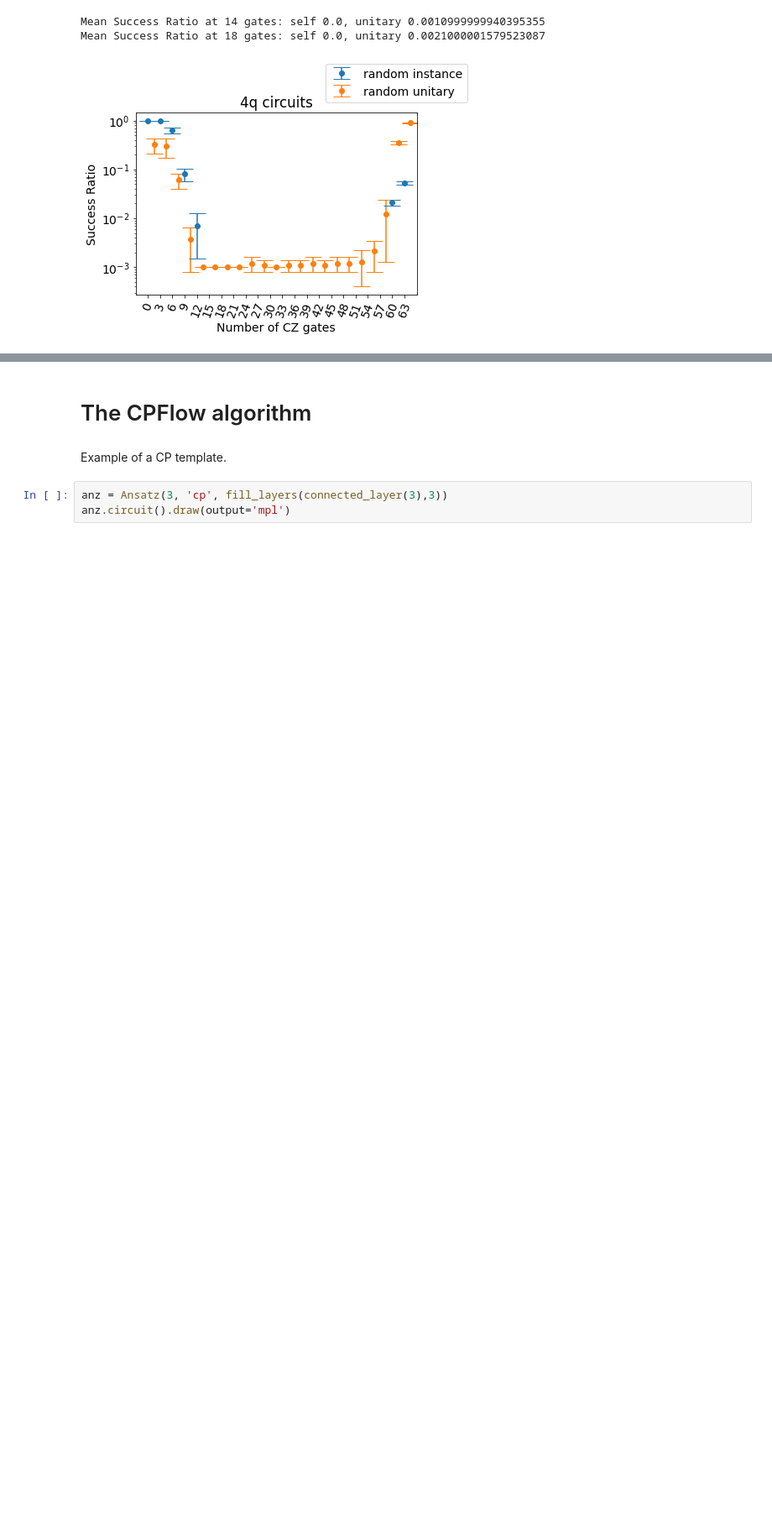
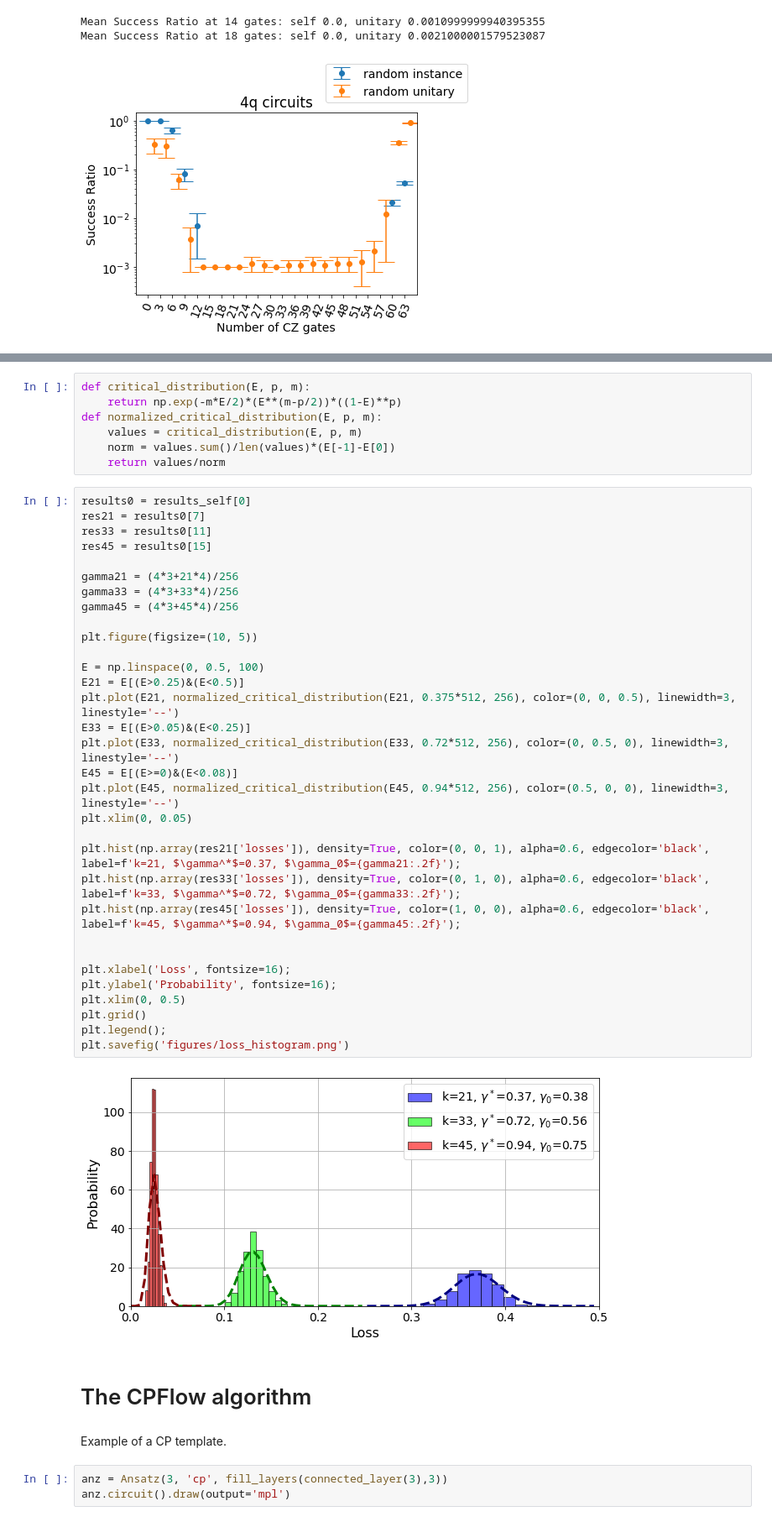
Before and after one commit to idnm/cpflow, a Jupyter notebook: paper/peppar.ipynb, the cells around one changed output, grey strips where cells are left out. Shown at 84% size. Drawn from its saved outputs; the diff is of its cells as text; blank space fills up the shorter version.

```diff
--- a/paper/peppar.ipynb
+++ b/paper/peppar.ipynb
@@ -209,3 +206,44 @@ Mean Success Ratio at 18 gates: self 0.0, unitary 0.0021000001579523087
+# %%
+def critical_distribution(E, p, m):
+    return np.exp(-m*E/2)*(E**(m-p/2))*((1-E)**p)
+def normalized_critical_distribution(E, p, m):
+    values = critical_distribution(E, p, m)
+    norm = values.sum()/len(values)*(E[-1]-E[0])
+    return values/norm
+# %%
+results0 = results_self[0]
+res21 = results0[7]
+res33 = results0[11]
+res45 = results0[15]
+
+gamma21 = (4*3+21*4)/256
+gamma33 = (4*3+33*4)/256
+gamma45 = (4*3+45*4)/256
+
+plt.figure(figsize=(10, 5))
+
+E = np.linspace(0, 0.5, 100)
+E21 = E[(E>0.25)&(E<0.5)]
+plt.plot(E21, normalized_critical_distribution(E21, 0.375*512, 256), color=(0, 0, 0.5), linewidth=3, linestyle='--')
+E33 = E[(E>0.05)&(E<0.25)]
+plt.plot(E33, normalized_critical_distribution(E33, 0.72*512, 256), color=(0, 0.5, 0), linewidth=3, linestyle='--')
+E45 = E[(E>=0)&(E<0.08)]
+plt.plot(E45, normalized_critical_distribution(E45, 0.94*512, 256), color=(0.5, 0, 0), linewidth=3, linestyle='--')
+plt.xlim(0, 0.05)
+
+plt.hist(np.array(res21['losses']), density=True, color=(0, 0, 1), alpha=0.6, edgecolor='black', label=f'k=21, $\gamma^*$=0.37, $\gamma_0$={gamma21:.2f}');
+plt.hist(np.array(res33['losses']), density=True, color=(0, 1, 0), alpha=0.6, edgecolor='black', label=f'k=33, $\gamma^*$=0.72, $\gamma_0$={gamma33:.2f}');
+plt.hist(np.array(res45['losses']), density=True, color=(1, 0, 0), alpha=0.6, edgecolor='black', label=f'k=45, $\gamma^*$=0.94, $\gamma_0$={gamma45:.2f}');
+
+
+plt.xlabel('Loss', fontsize=16);
+plt.ylabel('Probability', fontsize=16);
+plt.xlim(0, 0.5)
+plt.grid()
+plt.legend();
+plt.savefig('figures/loss_histogram.png')
+# %% [output]
+[figure, added]
 # %% [markdown]
 # The CPFlow algorithm
 # %% [markdown]
```
Also changed, not shown: parts of 2 cells of this notebook, 3 other files.
